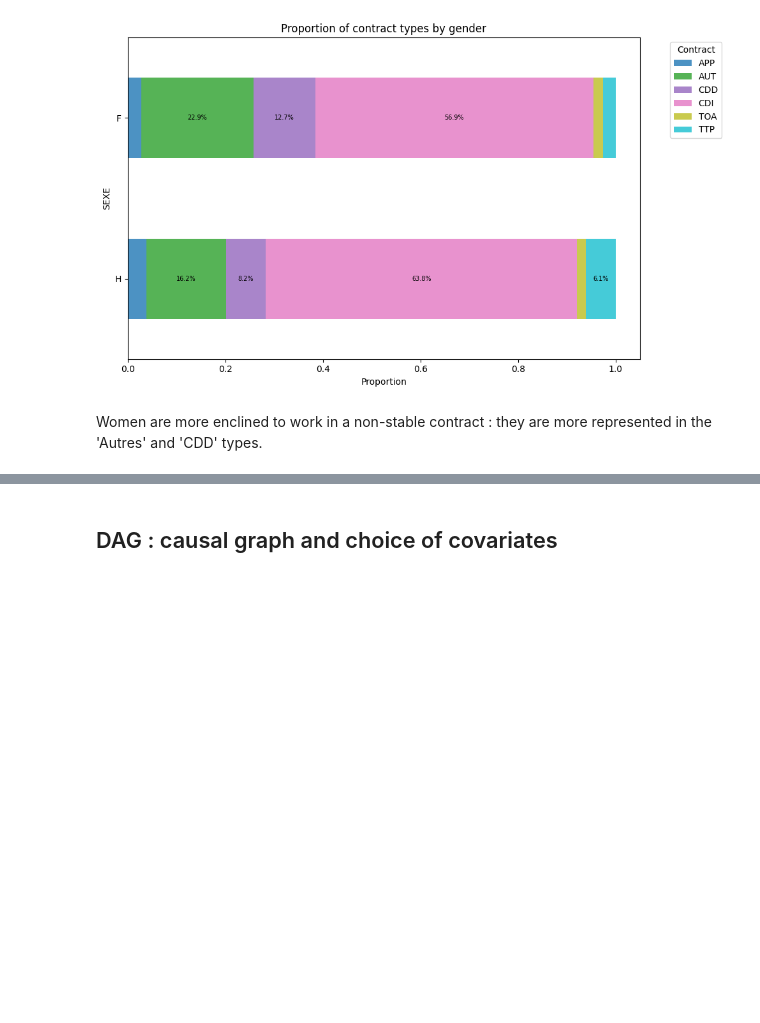
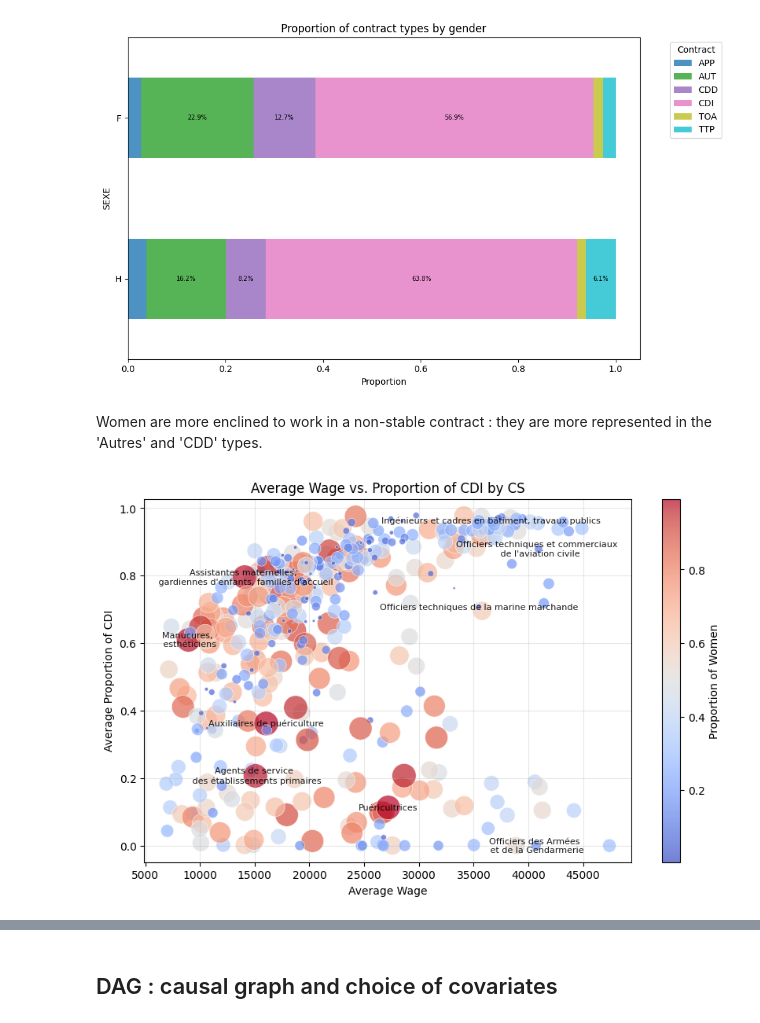
Before and after one commit to grn-matthieu/ML-for-econometrics---Project, a Jupyter notebook: stat_desc.ipynb, the cells around one changed output, grey strips where cells are left out. Saved outputs shown, nothing was run; the diff lists cells and outputs as text; code cells hidden in the pictures; blank space fills up the shorter version.

```diff
--- a/stat_desc.ipynb
+++ b/stat_desc.ipynb
@@ -329,0 +322,54 @@ plt.show()
+# %%
+# Group the data by 'CS' and calculate the required values
+grouped = base.groupby('PCS').agg(
+    avg_wage=('WAGE', 'mean'),
+    avg_cdd_proportion=('CONT_TRAV', lambda x: (x == 'CDI').mean()),
+    women_proportion=('SEXE', lambda x: (x == 2).mean())
+).reset_index()
+
+grouped_sorted = grouped.sort_values(by='women_proportion', ascending=False)
+top_csp = pd.concat([
+    grouped_sorted.head(5),
+    grouped_sorted[grouped_sorted['avg_wage'] > 35000].tail(3),
+    grouped_sorted[(grouped_sorted['avg_wage'] > 35000) & (grouped_sorted['avg_cdd_proportion'] < 0.2)].tail(1)
+])
+plt.figure(figsize=(10, 6))
+plt.scatter(
+    x=grouped['avg_wage'],
+    y=grouped['avg_cdd_proportion'],
+    s=grouped['women_proportion'] * 500,  # Size based on the proportion of women
+    c=grouped['women_proportion'],  # Color by proportion of women
+    cmap='coolwarm', alpha=0.7, edgecolors='w', linewidth=0.5
+)
+
+custom_labels = {
+    '563A': "Assistantes maternelles, \n gardiennes d'enfants, familles d'accueil",
+    '562A': 'Manucures, \n esthéticiens',
+    '526C': 'Auxiliaires de puériculture',
+    '525A': 'Agents de service \n des établissements primaires',
+    '431C': 'Puéricultrices',
+    '382D': 'Ingénieurs et cadres en bâtiment, travaux publics',
+    '389B': "Officiers techniques et commerciaux \n de l'aviation civile",
+    '389C': 'Officiers techniques de la marine marchande',
+    '334A': 'Officiers des Armées \n et de la Gendarmerie'
+}
+# Add labels for the top N CSPs with highest women proportion
+for i, row in top_csp.iterrows():
+    label = row['PCS']  # Default label as CS value
+    if label in custom_labels:
+        label = custom_labels[label]  # Replace with custom label if it exists in custom_labels dict
+    plt.text(
+        row['avg_wage'], row['avg_cdd_proportion'],
+        label, ha='center', va='center', fontsize=8, color='black',
+        alpha=0.9
+    )
+
+# Add labels and title
+plt.title("Average Wage vs. Proportion of CDI by CS")
+plt.xlabel("Average Wage")
+plt.ylabel("Average Proportion of CDI")
+plt.colorbar(label="Proportion of Women")  # Add color bar to indicate the proportion of women
+plt.grid(True, alpha=0.3)
+plt.show()
+# %% [output]
+[figure, added]
```
Also changed, not shown: parts of 23 cells of this notebook, 1 other file.
